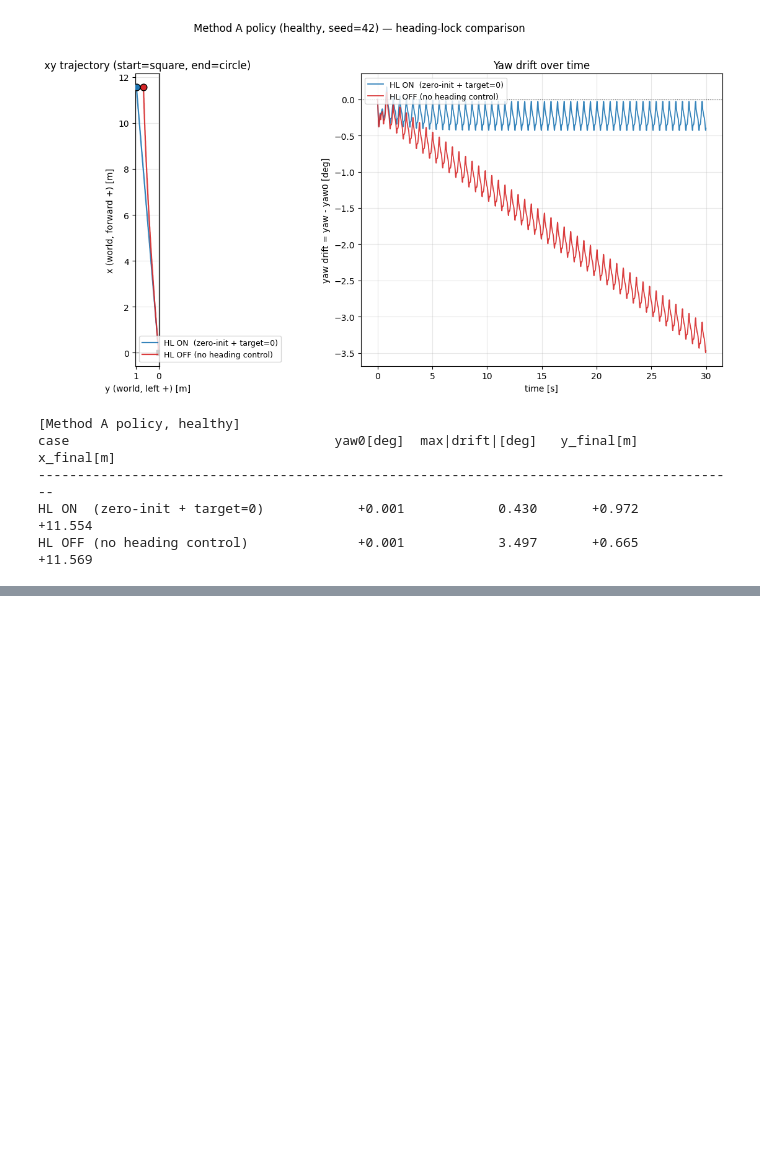
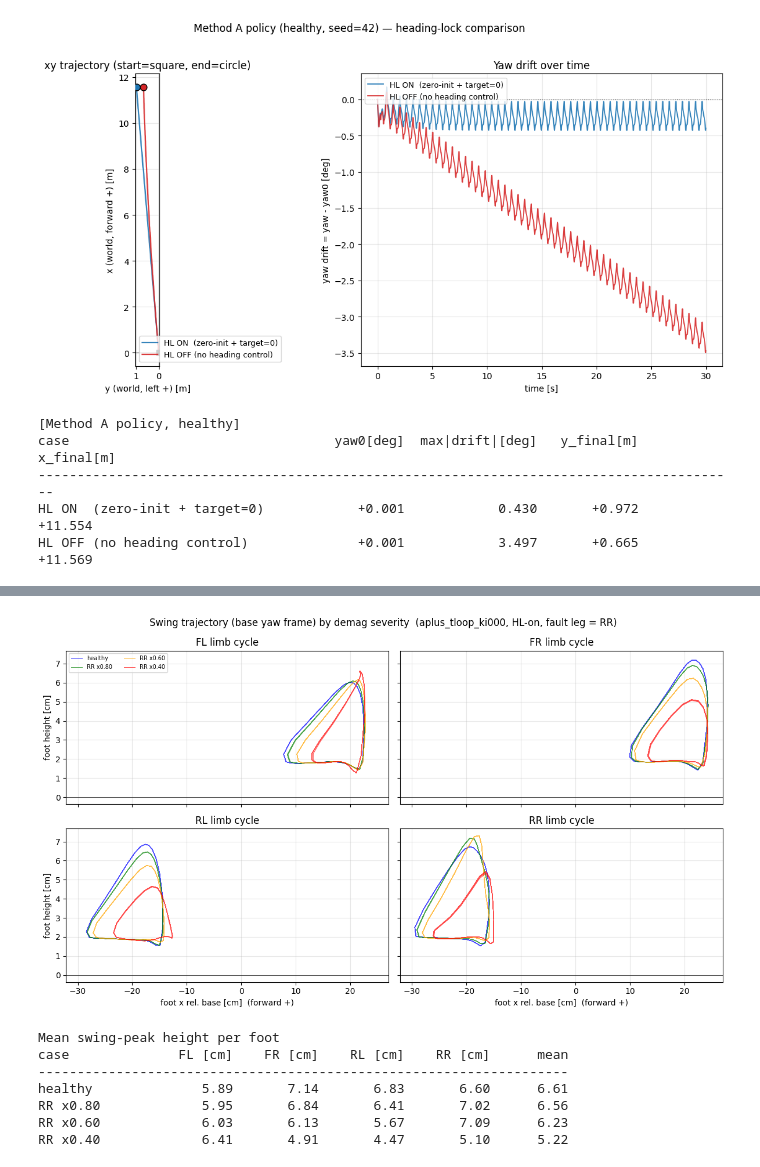
Before and after one commit to sunyoung-1206/unitree_rl_mjlab, a Jupyter notebook: results/heading_lock_compare/analyze.ipynb, the cells around one changed output, grey strips where cells are left out. Drawn from its saved outputs; the diff is of its cells as text; code cells hidden in the pictures; blank space fills up the shorter version.

```diff
--- a/results/heading_lock_compare/analyze.ipynb
+++ b/results/heading_lock_compare/analyze.ipynb
@@ -1263,0 +1415,48 @@ HL OFF (no heading control)              +0.001            3.497       +0.665
+# %%
+# ── Swing trajectory: limb cycle in base yaw-only frame ──────────────────
+fig, axes = plt.subplots(2, 2, figsize=(12, 7), sharex=True, sharey=True)
+for k, ax in enumerate(axes.flat):
+    for c in cases:
+        ax.plot(c["foot_x_b"][SL, k] * 100, c["foot_z"][SL, k] * 100,
+                color=c["color"], lw=0.7, alpha=0.7, label=c["label"])
+    ax.set_title(f"{FOOT_NAMES[k]} limb cycle")
+    ax.axhline(0, color="k", lw=0.5); ax.grid(alpha=0.3)
+    if k % 2 == 0:  ax.set_ylabel("foot height [cm]")
+    if k // 2 == 1: ax.set_xlabel("foot x rel. base [cm]  (forward +)")
+axes.flat[0].legend(fontsize=7, loc="best", ncol=2)
+fig.suptitle("Swing trajectory (base yaw frame) by demag severity  (aplus_tloop_ki000, HL-on, fault leg = RR)")
+fig.tight_layout(); plt.show()
+
+
+def _swing_peaks(z, contact):
+    """Max foot height within each airborne (swing) interval."""
+    air, peaks, i, n = ~contact, [], 0, len(contact)
+    while i < n:
+        if air[i]:
+            j = i
+            while j < n and air[j]: j += 1
+            peaks.append(z[i:j].max()); i = j
+        else:
+            i += 1
+    return np.array(peaks)
+
+
+hdr = f"{'case':<14}" + "".join(f"{n+' [cm]':>11}" for n in FOOT_NAMES) + f"{'mean':>10}"
+print("\nMean swing-peak height per foot")
+print(hdr); print("-" * len(hdr))
+for c in cases:
+    means = []
+    for k in range(4):
+        peaks = _swing_peaks(c["foot_z"][SL, k], c["contact"][SL, k])
+        means.append(float(np.nanmean(peaks)) * 100 if peaks.size else float("nan"))
+    row = f"{c['label']:<14}" + "".join(f"{m:>11.2f}" for m in means) + f"{np.nanmean(means):>10.2f}"
+    print(row)
+# %% [output]
+[figure, added]
+Mean swing-peak height per foot
+case              FL [cm]    FR [cm]    RL [cm]    RR [cm]      mean
+--------------------------------------------------------------------
+healthy              5.89       7.14       6.83       6.60      6.61
+RR x0.80             5.95       6.84       6.41       7.02      6.56
+RR x0.60             6.03       6.13       5.67       7.09      6.23
+RR x0.40             6.41       4.91       4.47       5.10      5.22
```
Also changed, not shown: parts of 6 cells of this notebook, 6 other files.
